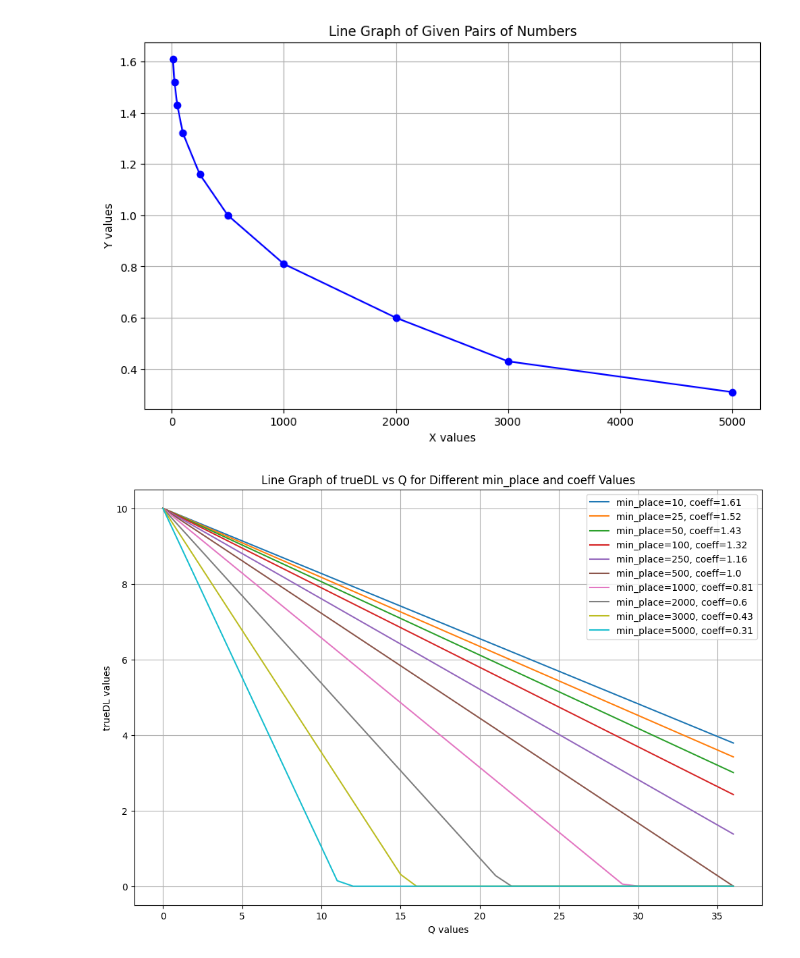
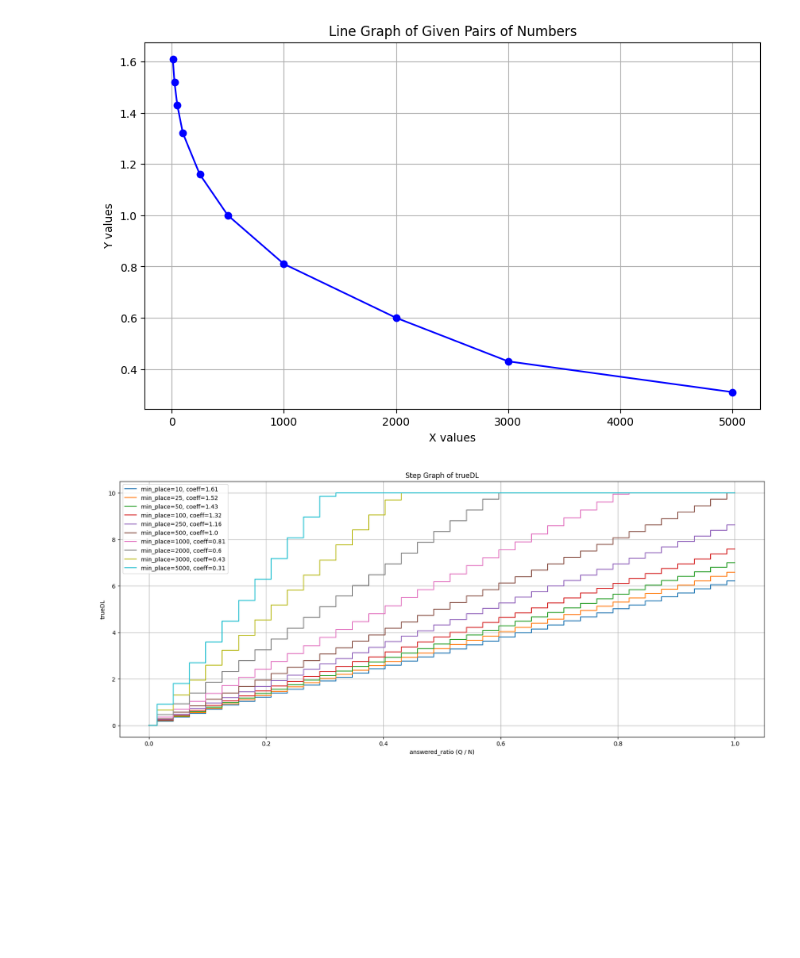
Before and after one commit to yacoder/truedl-workbook, a Jupyter notebook: workbook.ipynb, the cells around one changed output. Drawn from its saved outputs; the diff is of its cells as text; code cells hidden in the pictures; blank space fills up the shorter version.

```diff
--- a/workbook.ipynb
+++ b/workbook.ipynb
@@ -37,29 +37,29 @@ plt.show()
 # %%
 import numpy as np
 
 # Define N and Q range
 N = 36
 Q = np.arange(0, 37)
 
 # Create the plot
-plt.figure(figsize=(12, 8))
+plt.figure(figsize=(20, 8))
 
-# Iterate over each pair of (min_place, coeff) and plot the line
+# Iterate over each pair of (min_place, coeff) and plot the step line
 for min_p, c in zip(min_place, coeff):
     trueDL = (1 - np.minimum(Q / c, N) / N) * 10
-    plt.plot(Q, trueDL, label=f'min_place={min_p}, coeff={c}')
+    answered_ratio = Q / N
+    plt.step(answered_ratio, (10-trueDL), label=f'min_place={min_p}, coeff={c}', where='mid')
 
 # Add titles and labels
-plt.figure(figsize=(16, 8))
-plt.title('Line Graph of trueDL vs Q for Different min_place and coeff Values')
-plt.xlabel('Q values')
-plt.ylabel('trueDL values')
+plt.title('Step Graph of trueDL')
+plt.xlabel('answered_ratio (Q / N)')
+plt.ylabel('trueDL')
 
 # Add legend
 plt.legend()
 
 # Show the plot
 plt.grid(True)
 plt.show()
 # %% [output]
-[figure, old version]
+[figure, new version]
```
